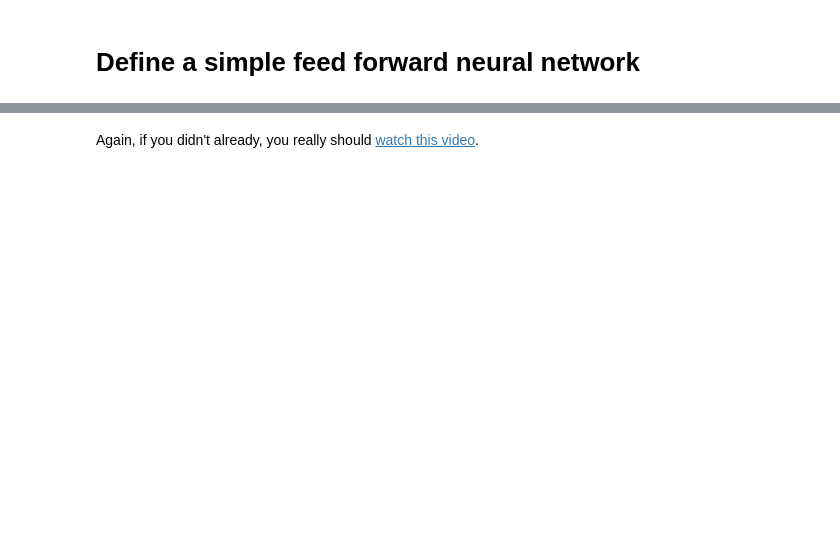
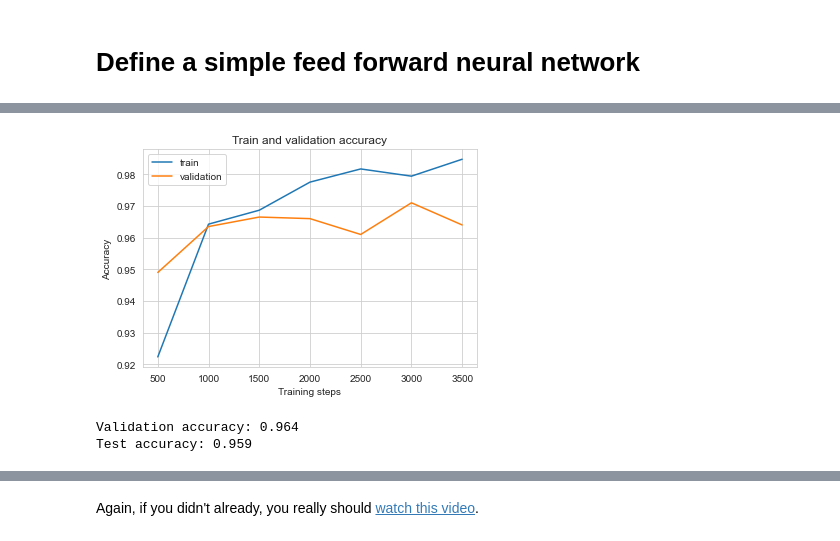
Before and after one commit to mikk5829/02456-deep-learning-with-PyTorch, a Jupyter notebook: 4_Convolutional/4.1-CNN-Introduction.ipynb, the cells around one changed output, grey strips where cells are left out. Drawn from its saved outputs; the diff is of its cells as text; code cells hidden in the pictures; blank space fills up the shorter version.

```diff
--- a/4_Convolutional/4.1-CNN-Introduction.ipynb
+++ b/4_Convolutional/4.1-CNN-Introduction.ipynb
@@ -271,5 +137,0 @@ optimizer = optim.Adam(net.parameters(), lr=0.001)
-# %%
-#Test the forward pass with dummy data
-x = np.random.normal(0,1, (5, 1, 28, 28)).astype('float32')
-out = net(Variable(torch.from_numpy(x)))
-out.size(), out
@@ -385,0 +138,5 @@ Test set Acc:  0.868000
+# %%
+m = nn.Conv2d(16, 33, (3, 5), stride=(2, 1), padding=(4, 2), dilation=(3, 1))
+input = torch.randn(20, 16, 50, 100)
+output = m(input)
+print(m)
@@ -386 +319,35 @@ Test set Acc:  0.868000
+# %%
+steps = (np.arange(len(train_accuracies), dtype=int) + 1) * validation_every_steps
+
+plt.figure()
+plt.plot(steps, train_accuracies, label='train')
+plt.plot(steps, valid_accuracies, label='validation')
+plt.xlabel('Training steps')
+plt.ylabel('Accuracy')
+plt.legend()
+plt.title("Train and validation accuracy")
+plt.show()
+
+# Evaluate test set
+with torch.no_grad():
+    model.eval()
+    test_accuracies = []
+    for inputs, targets in test_loader:
+        output = model(inputs)
+        loss = loss_fn(output, targets)
+
+        predictions = output.max(1)[1]
+
+        # Multiply by len(x) because the final batch of DataLoader may be smaller (drop_last=True).
+        test_accuracies.append(accuracy_score(targets, predictions) * len(inputs))
+
+    test_accuracy = np.sum(test_accuracies) / len(x_test)
+    print(f"Validation accuracy: {valid_accuracies[-1]:.3f}")
+    print(f"Test accuracy: {test_accuracy:.3f}")
+
+    model.train()
+# %% [output]
+[figure, added]
+Validation accuracy: 0.964
+Test accuracy: 0.959
 # %% [markdown]
```
Also changed, not shown: parts of 30 cells of this notebook, 3 other files.
